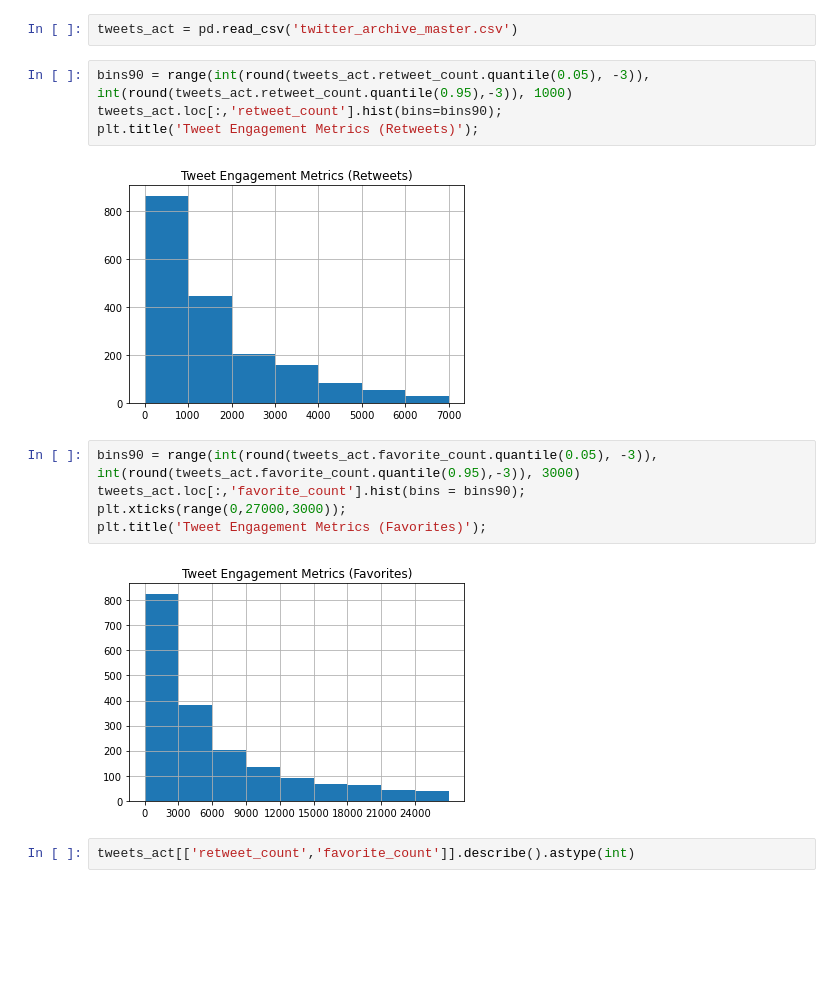
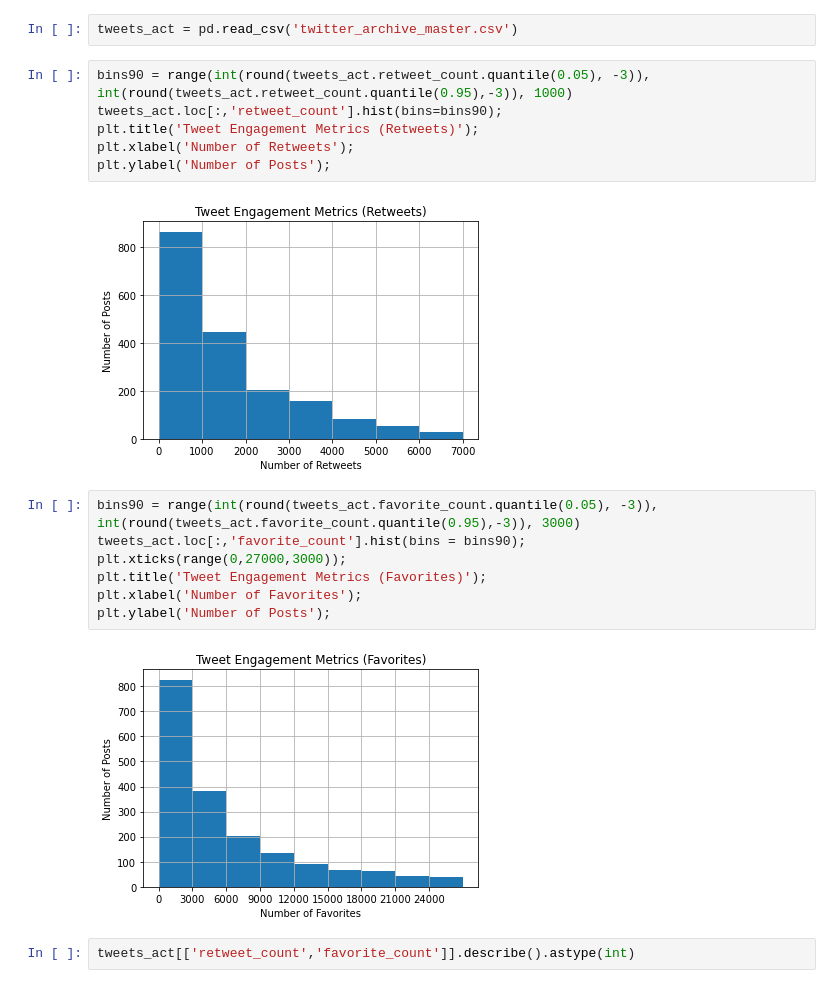
Before and after one commit to sjhaluck/Project-4---Wrangle-and-Analyze-Data, a Jupyter notebook: wrangle_act.ipynb, the cells around one changed output. Cells and saved outputs as stored; diff of their text form; blank space fills up the shorter version.

```diff
--- a/wrangle_act.ipynb
+++ b/wrangle_act.ipynb
@@ -1019,15 +1009,19 @@ tweets_act = pd.read_csv('twitter_archive_master.csv')
 bins90 = range(int(round(tweets_act.retweet_count.quantile(0.05), -3)), int(round(tweets_act.retweet_count.quantile(0.95),-3)), 1000)
 tweets_act.loc[:,'retweet_count'].hist(bins=bins90);
 plt.title('Tweet Engagement Metrics (Retweets)');
+plt.xlabel('Number of Retweets');
+plt.ylabel('Number of Posts');
 # %% [output]
-[figure, old version]
+[figure, new version]
 # %%
 bins90 = range(int(round(tweets_act.favorite_count.quantile(0.05), -3)), int(round(tweets_act.favorite_count.quantile(0.95),-3)), 3000)
 tweets_act.loc[:,'favorite_count'].hist(bins = bins90);
 plt.xticks(range(0,27000,3000));
 plt.title('Tweet Engagement Metrics (Favorites)');
+plt.xlabel('Number of Favorites');
+plt.ylabel('Number of Posts');
 # %% [output]
-[figure, old version]
+[figure, new version]
 # %%
 tweets_act[['retweet_count','favorite_count']].describe().astype(int)
 # %% [output]
```
Also changed, not shown: parts of 63 cells of this notebook, 3 other files.
